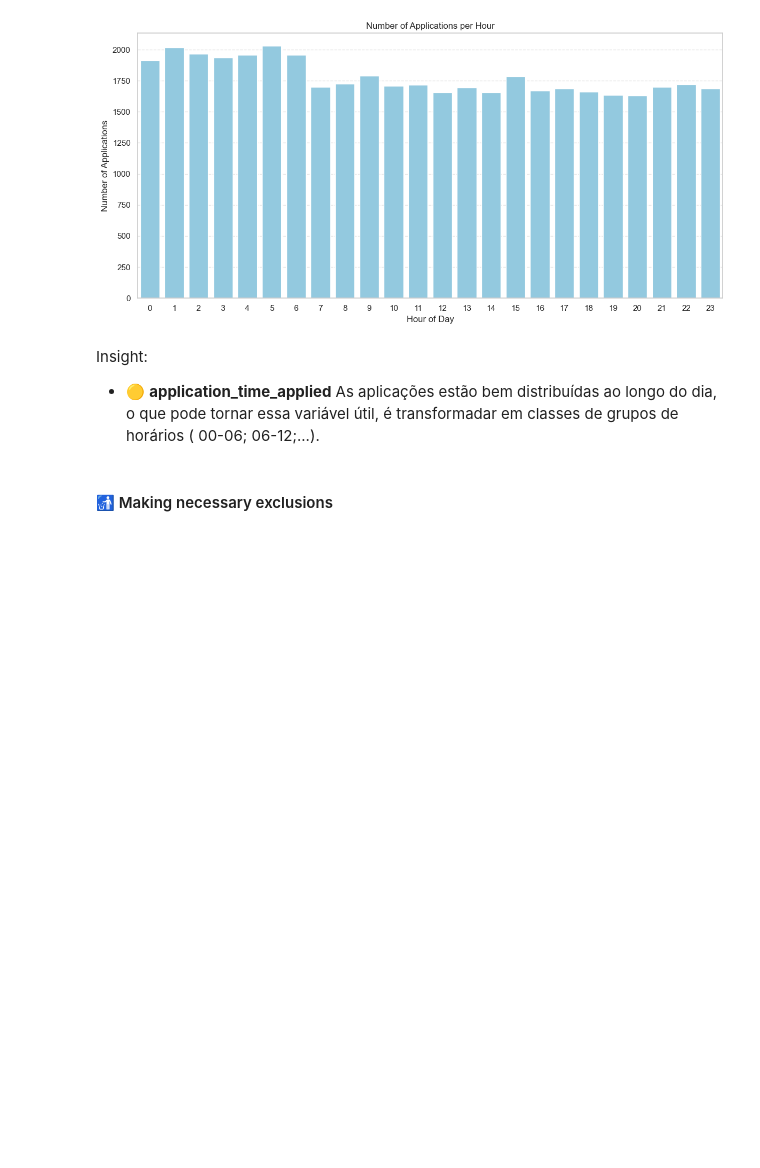
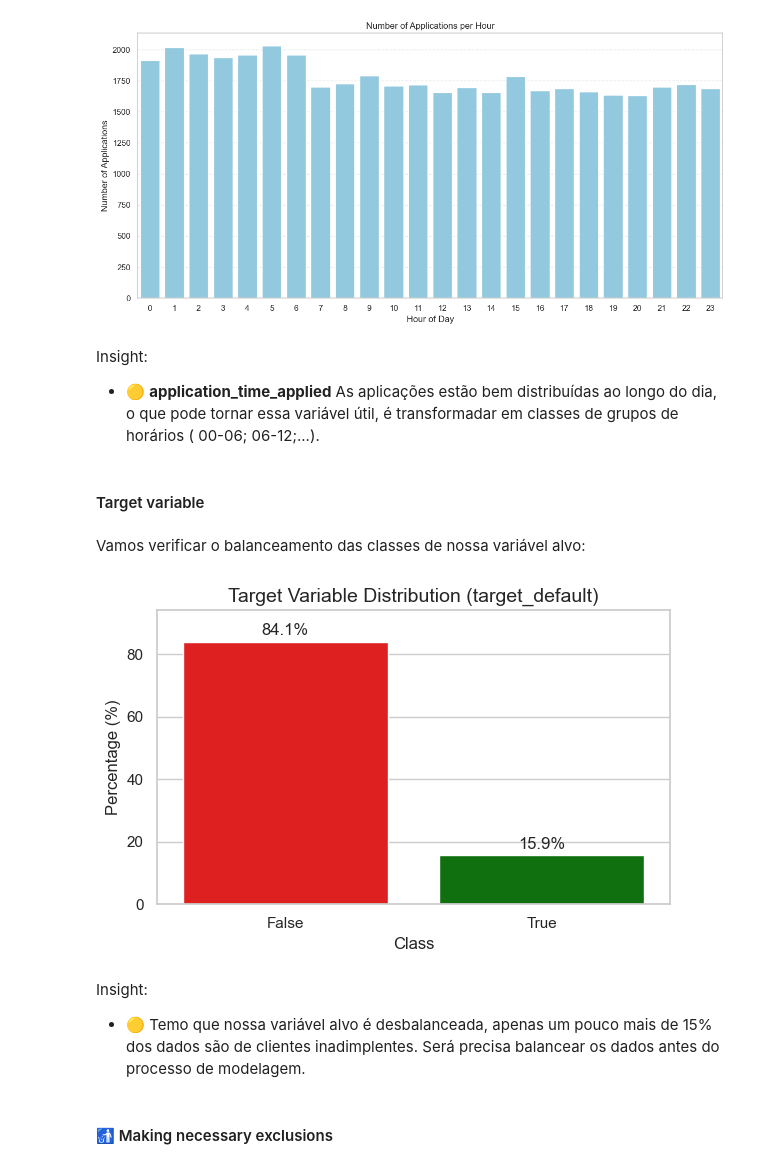
Before and after one commit to gabrielcapela/credit_risk, a Jupyter notebook: notebooks/I_data_analysis.ipynb, the cells around one changed output. Saved outputs shown, nothing was run; the diff lists cells and outputs as text; code cells hidden in the pictures; blank space fills up the shorter version.

```diff
--- a/notebooks/I_data_analysis.ipynb
+++ b/notebooks/I_data_analysis.ipynb
@@ -727,6 +721,42 @@ Invalid time entries: 2408
 Insight:
 
 - 🟡 **application_time_applied** As aplicações estão bem distribuídas ao longo do dia, o que pode tornar essa variável útil, é transformadar em classes de grupos de horários ( 00-06; 06-12;...).
+# %% [markdown]
+#### Target variable
+# %% [markdown]
+Vamos verificar o balanceamento das classes de nossa variável alvo:
+# %%
+# Suppress warnings
+import warnings
+warnings.filterwarnings('ignore')
+
+target_counts = df_clean['target_default'].value_counts(normalize=True) * 100
+target_labels = target_counts.index
+
+# Custom color palette: red for False, green for True
+custom_colors = ['red' if label is False else 'green' for label in target_labels]
+# Create the bar plot
+plt.figure(figsize=(6, 4))
+ax = sns.barplot(x=target_labels, y=target_counts.values, palette=custom_colors)
+
+# Add percentage labels on top of each bar
+for i, val in enumerate(target_counts.values):
+    ax.text(i, val + 1, f'{val:.1f}%', ha='center', va='bottom', fontsize=12)
+
+# Customize plot labels and appearance
+plt.title('Target Variable Distribution (target_default)', fontsize=14)
+plt.xlabel('Class', fontsize=12)
+plt.ylabel('Percentage (%)', fontsize=12)
+plt.ylim(0, max(target_counts.values) + 10)
+
+plt.tight_layout()
+plt.show()
+# %% [output]
+[figure, added]
+# %% [markdown]
+Insight:
+
+- 🟡 Temo que nossa variável alvo é desbalanceada, apenas um pouco mais de 15% dos dados são de clientes inadimplentes. Será precisa balancear os dados antes do processo de modelagem.
 # %% [markdown]
 #### 🚮 Making necessary exclusions
 # %%
```
Also changed, not shown: parts of 24 cells of this notebook, 5 other files.
